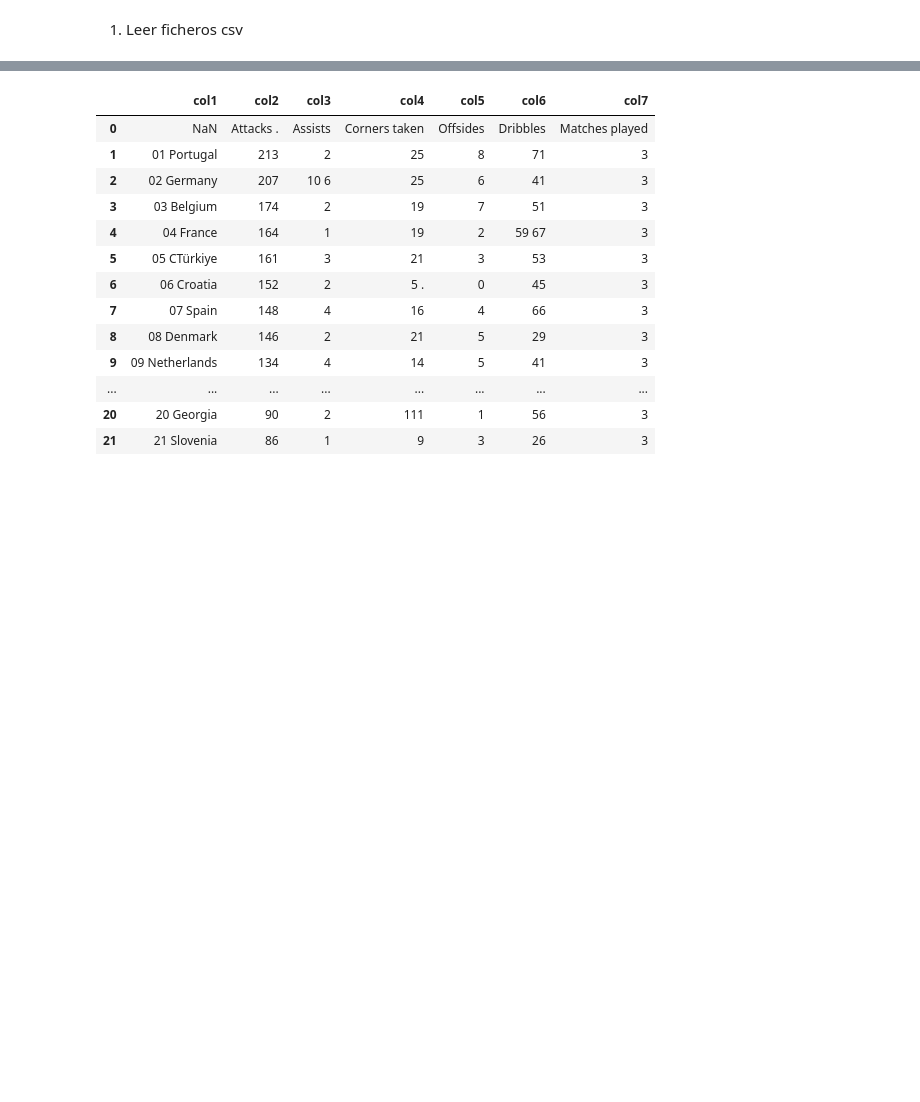
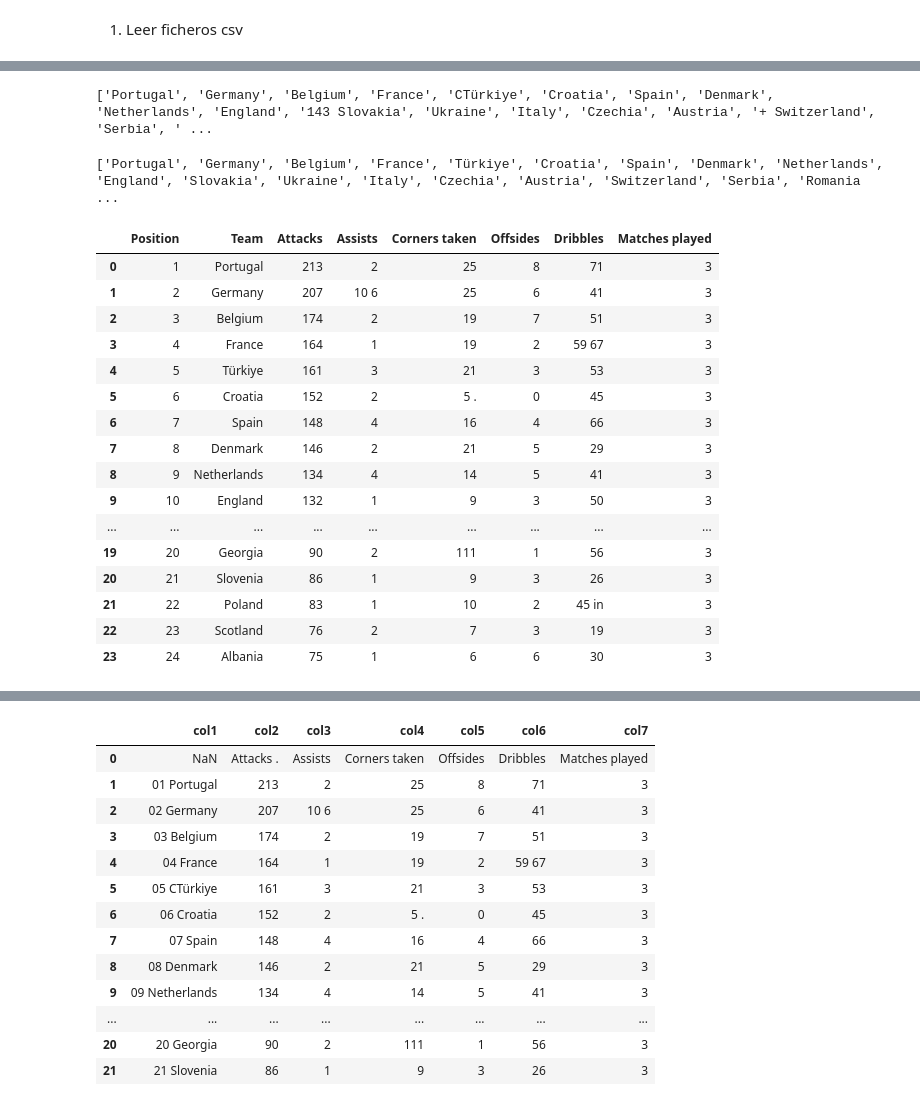
Before and after one commit to jobiyo75/euro2024, a Jupyter notebook: euro2024.ipynb, the cells around one changed output, grey strips where cells are left out. Saved outputs shown, nothing was run; the diff lists cells and outputs as text; code cells hidden in the pictures; blank space fills up the shorter version.

```diff
--- a/euro2024.ipynb
+++ b/euro2024.ipynb
@@ -48,0 +119,3 @@ def convert_jpg_to_csv(path):
+# %%
+df.reset_index(drop=True, inplace=True)
+df
@@ -48,0 +140,50 @@ def convert_jpg_to_csv(path):
+# %%
+# Clear colum Team
+lista1 = []
+lista2 = []
+for i in df['Team']:
+    parts = i.split(' ', 1)
+    lista1.append(parts[0])
+    lista2.append(parts[1])
+print(lista2)
+# %% [output]
+['Portugal', 'Germany', 'Belgium', 'France', 'CTürkiye', 'Croatia', 'Spain', 'Denmark', 'Netherlands', 'England', '143 Slovakia', 'Ukraine', 'Italy', 'Czechia', 'Austria', '+ Switzerland', 'Serbia', ' ...
+# %%
+for n in range(len(lista2)):
+    if lista2[n] == "CTürkiye":
+        lista2[n] = 'Türkiye'
+    if lista2[n] == "143 Slovakia":
+        lista2[n] = 'Slovakia'
+    if lista2[n] == "+ Switzerland":
+        lista2[n] = 'Switzerland'
+
+print(lista2)
+# %% [output]
+['Portugal', 'Germany', 'Belgium', 'France', 'Türkiye', 'Croatia', 'Spain', 'Denmark', 'Netherlands', 'England', 'Slovakia', 'Ukraine', 'Italy', 'Czechia', 'Austria', 'Switzerland', 'Serbia', 'Romania ...
+# %%
+for n in range(0, len(df['Team'])):
+    df.loc[n, 'Team'] = lista2[n]
+# %%
+# Añadir la nueva columna en la posición especificada
+#df.insert(position, new_column_name, new_column_values)
+position = (1,2,3,4,5,6,7,8,9,10,11,12,13,14,15,16,17,18,19,20,21,22,23,24)
+df.insert(0, 'Position', position)
+df
+# %% [output]
+|  | Position | Team | Attacks | Assists | Corners taken | Offsides | Dribbles | Matches played |
+| 0 | 1 | Portugal | 213 | 2 | 25 | 8 | 71 | 3 |
+| 1 | 2 | Germany | 207 | 10 6 | 25 | 6 | 41 | 3 |
+| 2 | 3 | Belgium | 174 | 2 | 19 | 7 | 51 | 3 |
+| 3 | 4 | France | 164 | 1 | 19 | 2 | 59 67 | 3 |
+| 4 | 5 | Türkiye | 161 | 3 | 21 | 3 | 53 | 3 |
+| 5 | 6 | Croatia | 152 | 2 | 5 . | 0 | 45 | 3 |
+| 6 | 7 | Spain | 148 | 4 | 16 | 4 | 66 | 3 |
+| 7 | 8 | Denmark | 146 | 2 | 21 | 5 | 29 | 3 |
+| 8 | 9 | Netherlands | 134 | 4 | 14 | 5 | 41 | 3 |
+| 9 | 10 | England | 132 | 1 | 9 | 3 | 50 | 3 |
+| ... | ... | ... | ... | ... | ... | ... | ... | ... |
+| 19 | 20 | Georgia | 90 | 2 | 111 | 1 | 56 | 3 |
+| 20 | 21 | Slovenia | 86 | 1 | 9 | 3 | 26 | 3 |
+| 21 | 22 | Poland | 83 | 1 | 10 | 2 | 45 in | 3 |
+| 22 | 23 | Scotland | 76 | 2 | 7 | 3 | 19 | 3 |
+| 23 | 24 | Albania | 75 | 1 | 6 | 6 | 30 | 3 |
```
Also changed, not shown: parts of 53 cells of this notebook.
